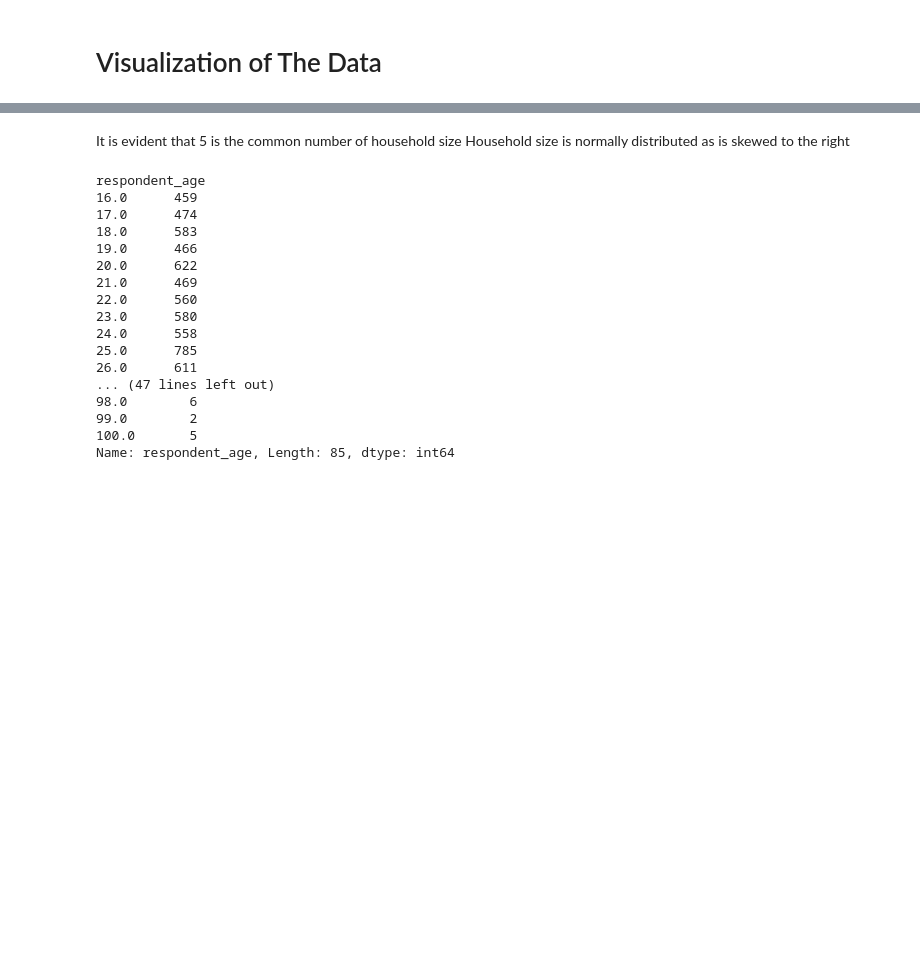
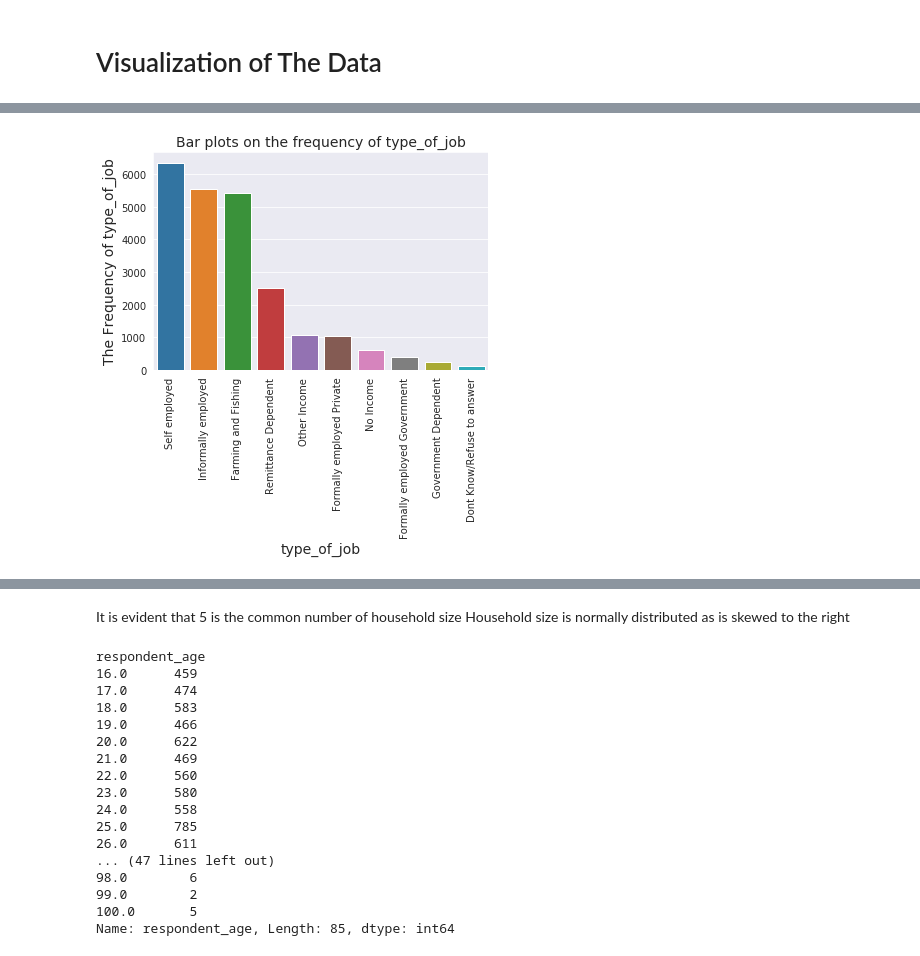
Before and after one commit to kaindoh/Financial-Inclusion-Data-Analysis, a Jupyter notebook: Individuals_are_most_likely_to_have_or_use_a_bank_account.ipynb, the cells around one changed output, grey strips where cells are left out. Cells and saved outputs as stored; diff of their text form; code cells hidden in the pictures; blank space fills up the shorter version.

```diff
--- a/Individuals_are_most_likely_to_have_or_use_a_bank_account.ipynb
+++ b/Individuals_are_most_likely_to_have_or_use_a_bank_account.ipynb
@@ -480,0 +427,4 @@ plt.plot(household.index,household.values)
+# %%
+#Grouping the type of job to get the frequency
+type_of_job=df.groupby('type_of_job')['type_of_job'].count().sort_values(ascending=False)
+type_of_job
@@ -480,0 +444,10 @@ plt.plot(household.index,household.values)
+# %%
+sns.set_style("darkgrid")
+sns.barplot(type_of_job.index,type_of_job.values)
+plt.xlabel("type_of_job",fontsize=14)
+plt.ylabel("The Frequency of type_of_job",fontsize=14)
+plt.title("Bar plots on the frequency of type_of_job",fontsize=14)
+plt.xticks(rotation=90)
+plt.show()
+# %% [output]
+[figure, added]
```
Also changed, not shown: parts of 103 cells of this notebook.
